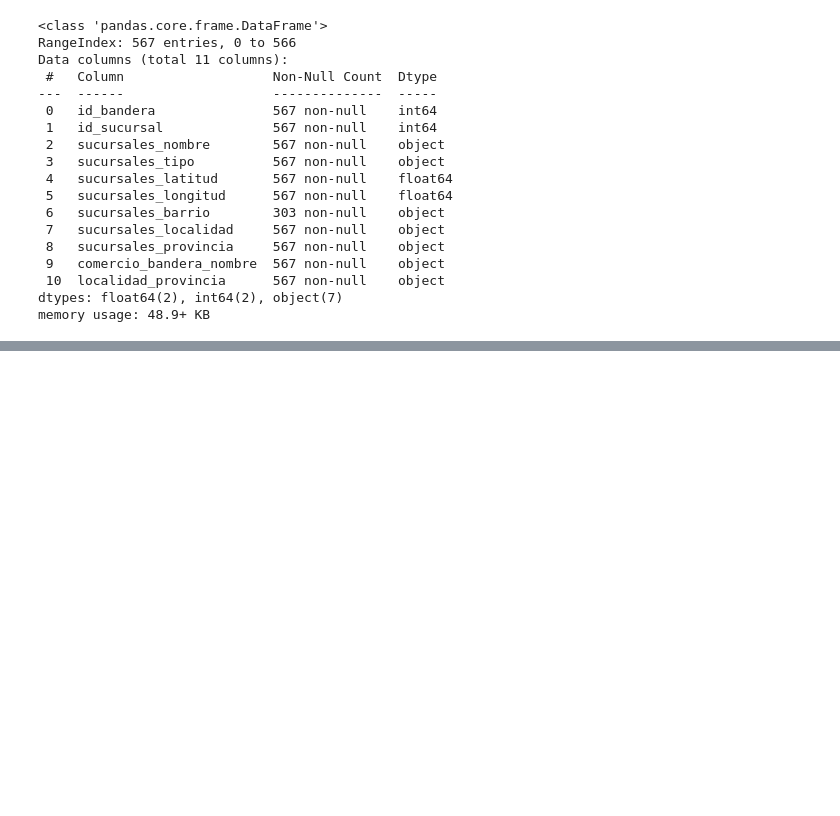
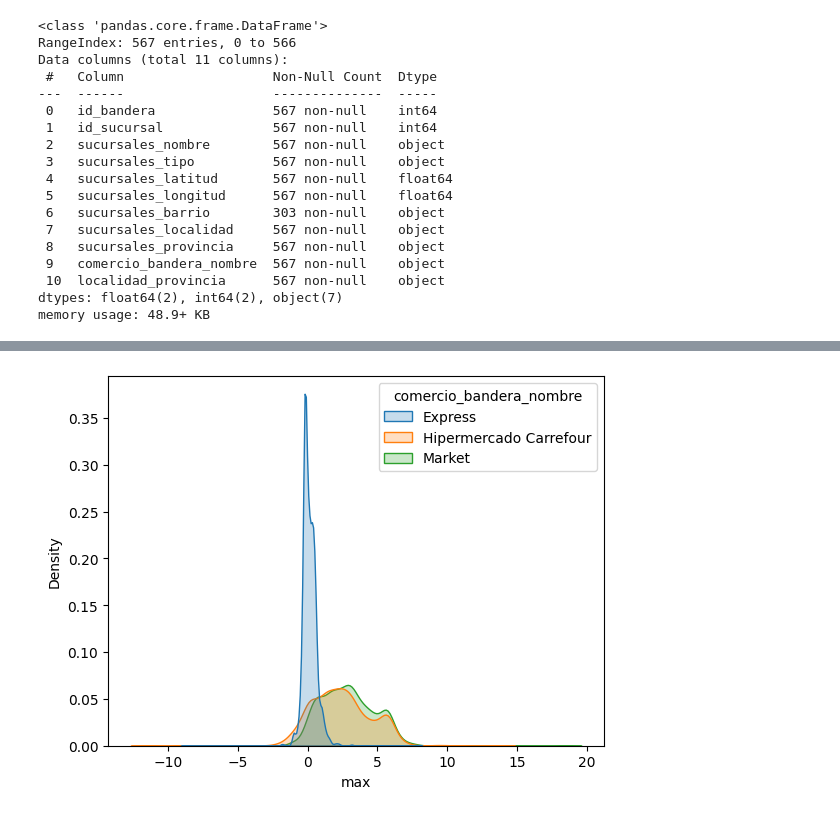
Before and after one commit to CEIA-MBer-ATacc/ceia_add_tps, a Jupyter notebook: TP1/productos/TP1_productos.ipynb, the cells around one changed output, grey strips where cells are left out. Cells and saved outputs as stored; diff of their text form; code cells hidden in the pictures; blank space fills up the shorter version.

```diff
--- a/TP1/productos/TP1_productos.ipynb
+++ b/TP1/productos/TP1_productos.ipynb
@@ -243,0 +375,5 @@ memory usage: 48.9+ KB
+# %%
+sns.kdeplot(data=df_sorted, x='max', hue='comercio_bandera_nombre', fill=True)
+plt.show()
+# %% [output]
+[figure, added]
```
Also changed, not shown: parts of 8 cells of this notebook, 1 other file.
